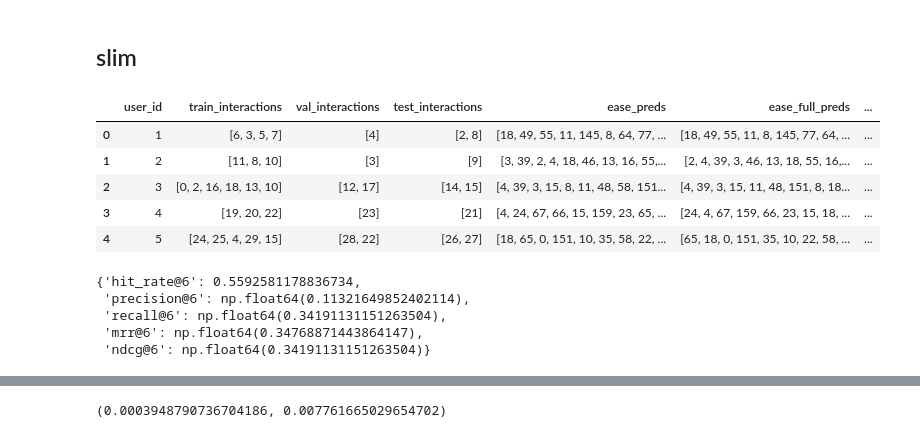
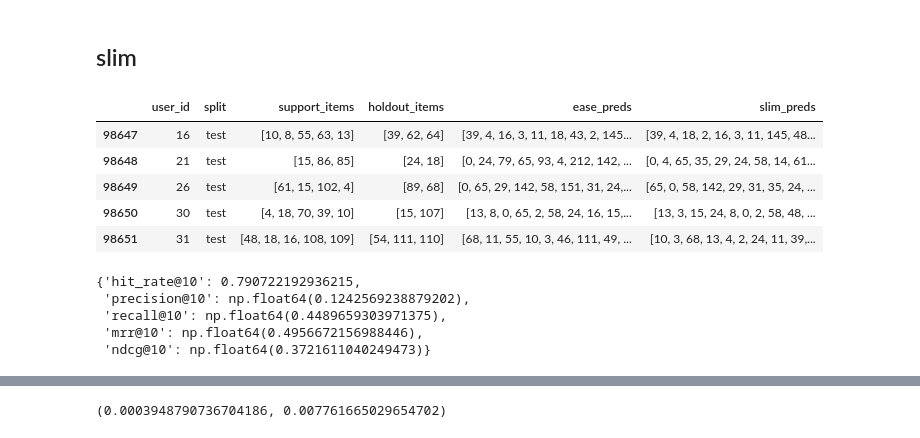
Before and after one commit to polinaryltseva/recipe_recommender, a Jupyter notebook: models_base.ipynb, the cells around one changed output, grey strips where cells are left out. Drawn from its saved outputs; the diff is of its cells as text; code cells hidden in the pictures.

Commit message:
upd train test val split

```diff
--- a/models_base.ipynb
+++ b/models_base.ipynb
@@ -402,7 +375,7 @@ def evaluate_model(df: pd.DataFrame, preds_col: str, gt_col: str, top_k: int = 2
 from scipy import sparse as sps
 
 matrix_train = sps.coo_matrix(
-    (np.ones(train.shape[0]), (train['user_id'], train['item_id'])),
+    (np.ones(train_df.shape[0]), (train_df['user_id'], train_df['item_id'])),
     shape=(len(recipe2id), len(item2id)),
 )
 matrix_train
@@ -457,8 +430,10 @@ def get_preds(user_interactions, item2id, id2item, model_weights):
 w = np.asarray(w)
 
 tqdm.pandas()
-full_grouped_data['ease_preds'] = full_grouped_data['train_interactions'].progress_apply(
-    lambda interactions: get_preds(interactions, item2id, id2item, w)
+test_mask = full_grouped_data['split'] == 'test'
+full_grouped_data.loc[test_mask, 'ease_preds'] = (
+    full_grouped_data.loc[test_mask, 'support_items']
+    .progress_apply(lambda interactions: get_preds(interactions, item2id, id2item, w))
 )
-full_grouped_data.head()
+full_grouped_data.loc[test_mask].tail()
 # %% [output]
@@ -665,7 +616,7 @@ study.best_trial.params['regul']
 # %% [markdown]
 results on train + val (optimal parameters)
 # %%
-train_val_df = pd.concat([train, val])
+train_val_df = pd.concat([train_df, val_support_df], ignore_index=True)
 
 num_users = len(recipe2id)
 num_items = len(item2id)
@@ -675,13 +626,15 @@ interactions_matrix_train_val = sps.coo_matrix(
     shape=(num_users, num_items),
 ).tocsr()
 # %%
-w_final =fit_ease(interactions_matrix_train_val, reg_weight=study.best_trial.params['regul'])
-w_final_array= np.asarray(w_final)
-
-train_val_interactions = full_grouped_data['train_interactions']
+w_final = fit_ease(interactions_matrix_train_val, reg_weight=study.best_trial.params['regul'])
+w_final_array = np.asarray(w_final)
 
 tqdm.pandas()
-full_grouped_data['ease_full_preds'] = train_val_interactions.progress_apply(
-    lambda interactions: get_preds(interactions, item2id, id2item, w_final_array)
-)
+for split_name in ['val', 'test']:
+    split_mask = full_grouped_data['split'] == split_name
+    if split_mask.any():
+        full_grouped_data.loc[split_mask, 'ease_preds'] = (
+            full_grouped_data.loc[split_mask, 'support_items']
+            .progress_apply(lambda interactions: get_preds(interactions, item2id, id2item, w_final_array))
+        )
 # %%
@@ -769,23 +758,33 @@ def get_slim_predictions(user_interactions, model_weights, top_k=20):
     return top_indices
 # %%
 tqdm.pandas()
-full_grouped_data['slim_preds'] = full_grouped_data['train_interactions'].progress_apply(
-    lambda interactions: get_slim_predictions(interactions, w_slim)
-)
-full_grouped_data.head()
+for split_name in ['val', 'test']:
+    split_mask = full_grouped_data['split'] == split_name
+    if split_mask.any():
+        full_grouped_data.loc[split_mask, 'slim_preds'] = (
+            full_grouped_data.loc[split_mask, 'support_items']
+            .progress_apply(lambda interactions: get_slim_predictions(interactions, w_slim))
+        )
+
+full_grouped_data.loc[full_grouped_data['split'] == 'test'].head()
 # %% [output]
-|  | user_id | train_interactions | val_interactions | test_interactions | ease_preds | ease_full_preds | ... |
-| 0 | 1 | [6, 3, 5, 7] | [4] | [2, 8] | [18, 49, 55, 11, 145, 8, 64, 77, ... | [18, 49, 55, 11, 8, 145, 77, 64, ... | ... |
-| 1 | 2 | [11, 8, 10] | [3] | [9] | [3, 39, 2, 4, 18, 46, 13, 16, 55,... | [2, 4, 39, 3, 46, 13, 18, 55, 16,... | ... |
-| 2 | 3 | [0, 2, 16, 18, 13, 10] | [12, 17] | [14, 15] | [4, 39, 3, 15, 8, 11, 48, 58, 151... | [4, 39, 3, 15, 11, 48, 151, 8, 18... | ... |
-| 3 | 4 | [19, 20, 22] | [23] | [21] | [4, 24, 67, 66, 15, 159, 23, 65, ... | [24, 4, 67, 159, 66, 23, 15, 18, ... | ... |
-| 4 | 5 | [24, 25, 4, 29, 15] | [28, 22] | [26, 27] | [18, 65, 0, 151, 10, 35, 58, 22, ... | [65, 18, 0, 151, 35, 10, 22, 58, ... | ... |
+|  | user_id | split | support_items | holdout_items | ease_preds | slim_preds |
+| 98647 | 16 | test | [10, 8, 55, 63, 13] | [39, 62, 64] | [39, 4, 16, 3, 11, 18, 43, 2, 145... | [39, 4, 18, 2, 16, 3, 11, 145, 48... |
+| 98648 | 21 | test | [15, 86, 85] | [24, 18] | [0, 24, 79, 65, 93, 4, 212, 142, ... | [0, 4, 65, 35, 29, 24, 58, 14, 61... |
+| 98649 | 26 | test | [61, 15, 102, 4] | [89, 68] | [0, 65, 29, 142, 58, 151, 31, 24,... | [65, 0, 58, 142, 29, 31, 35, 24, ... |
+| 98650 | 30 | test | [4, 18, 70, 39, 10] | [15, 107] | [13, 8, 0, 65, 2, 58, 24, 16, 15,... | [13, 3, 15, 24, 8, 0, 2, 58, 48, ... |
+| 98651 | 31 | test | [48, 18, 16, 108, 109] | [54, 111, 110] | [68, 11, 55, 10, 3, 46, 111, 49, ... | [10, 3, 68, 13, 4, 2, 24, 11, 39,... |
 # %%
-evaluate_model(df=full_grouped_data,preds_col='slim_preds',gt_col='test_interactions',top_k=6)
+evaluate_model(
+    df=full_grouped_data[full_grouped_data['split'] == 'test'],
+    preds_col='slim_preds',
+    gt_col='holdout_items',
+    top_k=10
+)
 # %% [output]
-{'hit_rate@6': 0.5592581178836734,
- 'precision@6': np.float64(0.11321649852402114),
- 'recall@6': np.float64(0.34191131151263504),
- 'mrr@6': np.float64(0.34768871443864147),
- 'ndcg@6': np.float64(0.34191131151263504)}
+{'hit_rate@10': 0.790722192936215,
+ 'precision@10': np.float64(0.1242569238879202),
+ 'recall@10': np.float64(0.4489659303971375),
+ 'mrr@10': np.float64(0.4956672156988446),
+ 'ndcg@10': np.float64(0.3721611040249473)}
 # %%
```
Also changed, not shown: parts of 40 cells of this notebook.
